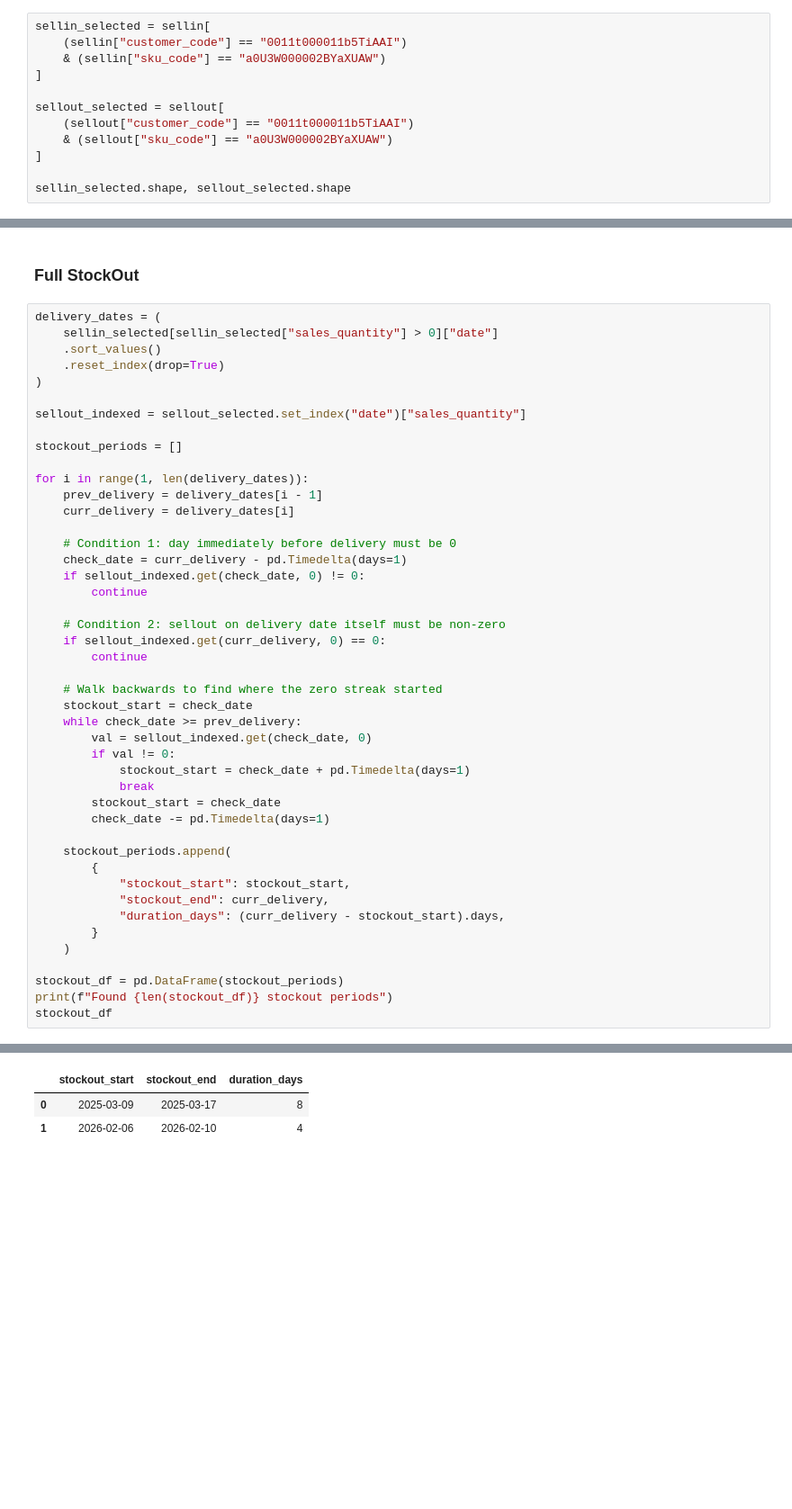
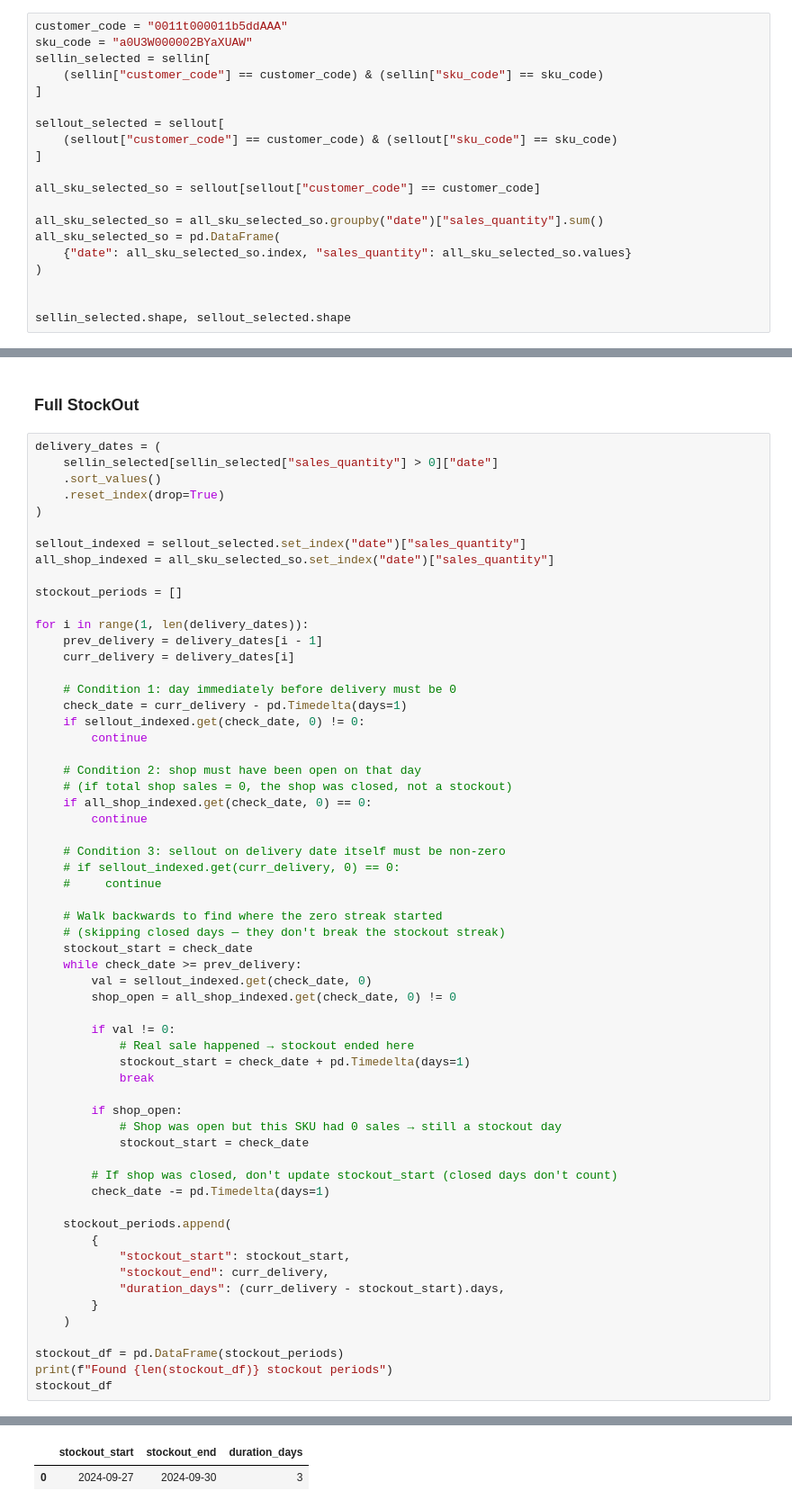
Before and after one commit to asadali163/bat-france, a Jupyter notebook: notebooks/new_data.ipynb, the cells around one changed output, grey strips where cells are left out. Shown at 90% size. Cells and saved outputs as stored; diff of their text form; blank space fills up the shorter version.

```diff
--- a/notebooks/new_data.ipynb
+++ b/notebooks/new_data.ipynb
@@ -1085,15 +1316,23 @@ fig.show()
 # %% [markdown]
 ## Stock Out Check
 # %%
+customer_code = "0011t000011b5ddAAA"
+sku_code = "a0U3W000002BYaXUAW"
 sellin_selected = sellin[
-    (sellin["customer_code"] == "0011t000011b5TiAAI")
-    & (sellin["sku_code"] == "a0U3W000002BYaXUAW")
+    (sellin["customer_code"] == customer_code) & (sellin["sku_code"] == sku_code)
 ]
 
 sellout_selected = sellout[
-    (sellout["customer_code"] == "0011t000011b5TiAAI")
-    & (sellout["sku_code"] == "a0U3W000002BYaXUAW")
+    (sellout["customer_code"] == customer_code) & (sellout["sku_code"] == sku_code)
 ]
 
+all_sku_selected_so = sellout[sellout["customer_code"] == customer_code]
+
+all_sku_selected_so = all_sku_selected_so.groupby("date")["sales_quantity"].sum()
+all_sku_selected_so = pd.DataFrame(
+    {"date": all_sku_selected_so.index, "sales_quantity": all_sku_selected_so.values}
+)
+
+
 sellin_selected.shape, sellout_selected.shape
 # %% [output]
@@ -1168,6 +1407,7 @@ delivery_dates = (
 )
 
 sellout_indexed = sellout_selected.set_index("date")["sales_quantity"]
+all_shop_indexed = all_sku_selected_so.set_index("date")["sales_quantity"]
 
 stockout_periods = []
 
@@ -1180,18 +1420,32 @@ for i in range(1, len(delivery_dates)):
     if sellout_indexed.get(check_date, 0) != 0:
         continue
 
-    # Condition 2: sellout on delivery date itself must be non-zero
-    if sellout_indexed.get(curr_delivery, 0) == 0:
+    # Condition 2: shop must have been open on that day
+    # (if total shop sales = 0, the shop was closed, not a stockout)
+    if all_shop_indexed.get(check_date, 0) == 0:
         continue
 
+    # Condition 3: sellout on delivery date itself must be non-zero
+    # if sellout_indexed.get(curr_delivery, 0) == 0:
+    #     continue
+
     # Walk backwards to find where the zero streak started
+    # (skipping closed days — they don't break the stockout streak)
     stockout_start = check_date
     while check_date >= prev_delivery:
         val = sellout_indexed.get(check_date, 0)
+        shop_open = all_shop_indexed.get(check_date, 0) != 0
+
         if val != 0:
+            # Real sale happened → stockout ended here
             stockout_start = check_date + pd.Timedelta(days=1)
             break
-        stockout_start = check_date
+
+        if shop_open:
+            # Shop was open but this SKU had 0 sales → still a stockout day
+            stockout_start = check_date
+
+        # If shop was closed, don't update stockout_start (closed days don't count)
         check_date -= pd.Timedelta(days=1)
 
     stockout_periods.append(
@@ -1210,3 +1464,2 @@ Found 2 stockout periods
 |  | stockout_start | stockout_end | duration_days |
-| 0 | 2025-03-09 | 2025-03-17 | 8 |
-| 1 | 2026-02-06 | 2026-02-10 | 4 |
+| 0 | 2024-09-27 | 2024-09-30 | 3 |
```
Also changed, not shown: parts of 20 cells of this notebook, 9 other files.
